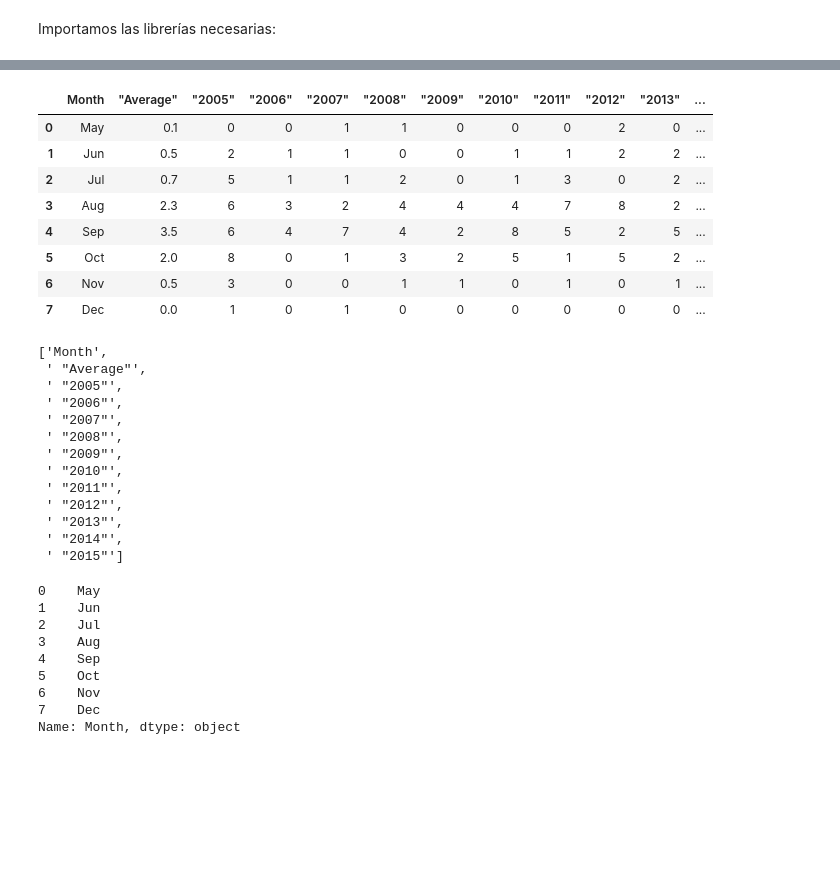
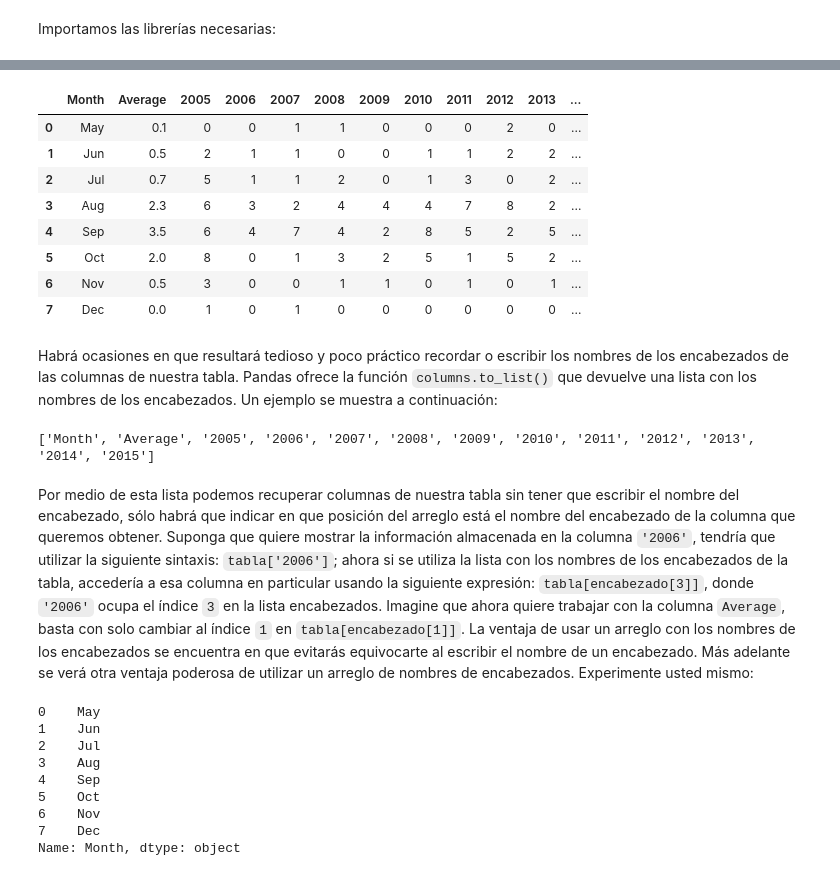
Before and after one commit to Matematicas-Aplicadas-y-Geociencias/Docencia, a Jupyter notebook: programas_en_desarrollo/python_projects/taller_investigacion_ciencias_ambientales/src/taller_expres_pandas.ipynb, the cells around one changed output, grey strips where cells are left out. Saved outputs shown, nothing was run; the diff lists cells and outputs as text; code cells hidden in the pictures; blank space fills up the shorter version.

```diff
--- a/programas_en_desarrollo/python_projects/taller_investigacion_ciencias_ambientales/src/taller_expres_pandas.ipynb
+++ b/programas_en_desarrollo/python_projects/taller_investigacion_ciencias_ambientales/src/taller_expres_pandas.ipynb
@@ -13,8 +16,8 @@ import matplotlib.pyplot as plt
 # %%
-tabla = pd.read_csv('../hurricanes.csv')
+tabla = pd.read_csv('../csv_files/hurricanes.csv')
 tabla
 # %% [output]
-|  | Month | "Average" | "2005" | "2006" | "2007" | "2008" | "2009" | "2010" | "2011" | "2012" | "2013" | ... |
+|  | Month | Average | 2005 | 2006 | 2007 | 2008 | 2009 | 2010 | 2011 | 2012 | 2013 | ... |
 | 0 | May | 0.1 | 0 | 0 | 1 | 1 | 0 | 0 | 0 | 2 | 0 | ... |
 | 1 | Jun | 0.5 | 2 | 1 | 1 | 0 | 0 | 1 | 1 | 2 | 2 | ... |
 | 2 | Jul | 0.7 | 5 | 1 | 1 | 2 | 0 | 1 | 3 | 0 | 2 | ... |
@@ -23,21 +26,15 @@ tabla
 | 5 | Oct | 2.0 | 8 | 0 | 1 | 3 | 2 | 5 | 1 | 5 | 2 | ... |
 | 6 | Nov | 0.5 | 3 | 0 | 0 | 1 | 1 | 0 | 1 | 0 | 1 | ... |
 | 7 | Dec | 0.0 | 1 | 0 | 1 | 0 | 0 | 0 | 0 | 0 | 0 | ... |
+# %% [markdown]
+Habrá ocasiones en que resultará tedioso y poco práctico recordar o escribir los nombres de los encabezados de las columnas de nuestra tabla.
+Pandas ofrece la función `columns.to_list()` que devuelve una lista con los nombres de los encabezados.
+Un ejemplo se muestra a continuación:
 # %%
 encabezados = tabla.columns.to_list()
-encabezados
+print(encabezados)
 # %% [output]
-['Month',
- ' "Average"',
- ' "2005"',
- ' "2006"',
- ' "2007"',
- ' "2008"',
- ' "2009"',
- ' "2010"',
- ' "2011"',
- ' "2012"',
- ' "2013"',
- ' "2014"',
- ' "2015"']
+['Month', 'Average', '2005', '2006', '2007', '2008', '2009', '2010', '2011', '2012', '2013', '2014', '2015']
+# %% [markdown]
+Por medio de esta lista podemos recuperar columnas de nuestra tabla sin tener que escribir el nombre del encabezado, sólo habrá que indicar en que posición del arreglo está el nombre del encabezado de la columna que queremos obtener. Suponga que quiere mostrar la información almacenada en la columna `'2006'`, tendría que utilizar la siguiente sintaxis: `tabla['2006']`; ahora si se utiliza la lista con los nombres de los encabezados de la tabla, accedería a esa columna en particular usando la siguiente expresión: `tabla[encabezado[3]]`, donde `'2006'` ocupa el índice `3` en la lista encabezados. Imagine que ahora quiere trabajar con la columna `Average`, basta con solo cambiar al índice `1` en `tabla[encabezado[1]]`. La ventaja de usar un arreglo con los nombres de los encabezados se encuentra en que evitarás equivocarte al escribir el nombre de un encabezado. Más adelante se verá otra ventaja poderosa de utilizar un arreglo de nombres de encabezados. Experimente usted mismo:
 # %%
```
Also changed, not shown: parts of 36 cells of this notebook, 8 other files.
